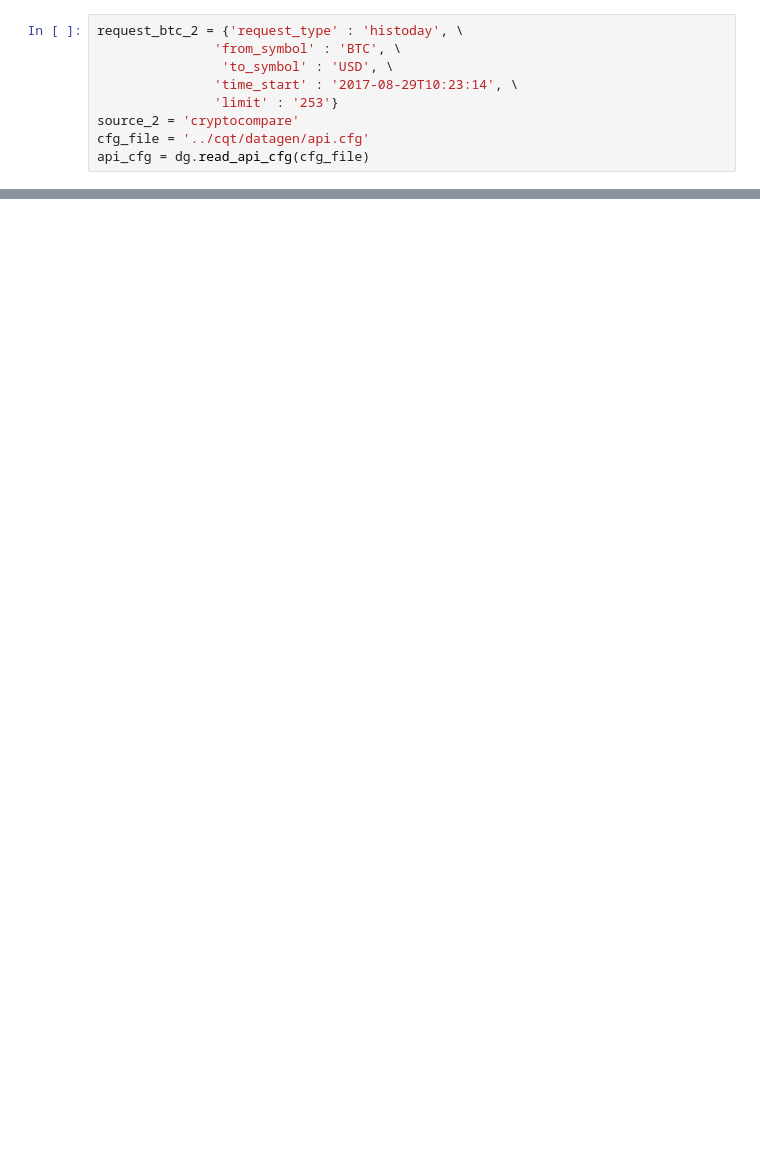
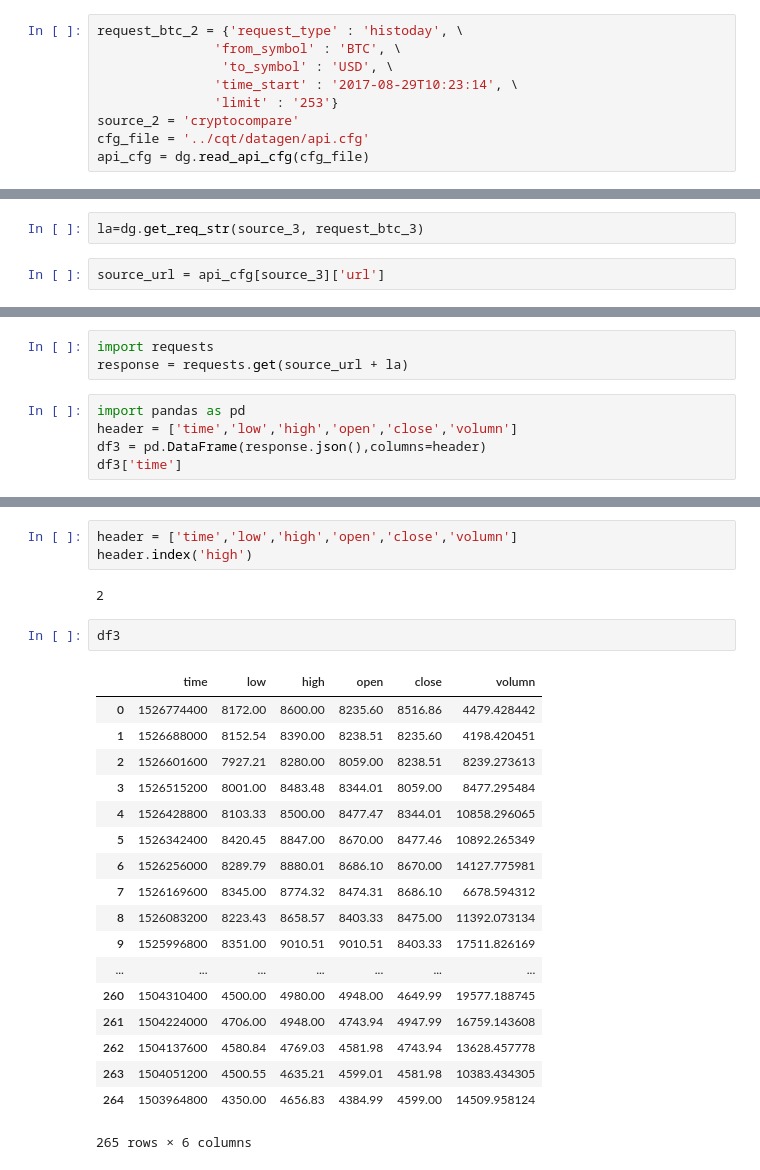
Before and after one commit to MasslessAI/crypto_index, a Jupyter notebook: notebooks/example_datagen_v2.ipynb, the cells around one changed output, grey strips where cells are left out. Saved outputs shown, nothing was run; the diff lists cells and outputs as text; blank space fills up the shorter version.

```diff
--- a/notebooks/example_datagen_v2.ipynb
+++ b/notebooks/example_datagen_v2.ipynb
@@ -51,0 +72,4 @@ https://min-api.cryptocompare.com/data/histoday?fsym=BTC&tsym=USD&limit=253&toTS
+# %%
+la=dg.get_req_str(source_3, request_btc_3)
+# %%
+source_url = api_cfg[source_3]['url']
@@ -51,0 +80,8 @@ https://min-api.cryptocompare.com/data/histoday?fsym=BTC&tsym=USD&limit=253&toTS
+# %%
+import requests
+response = requests.get(source_url + la)
+# %%
+import pandas as pd
+header = ['time','low','high','open','close','volumn']
+df3 = pd.DataFrame(response.json(),columns=header)
+df3['time']
@@ -51,0 +106,26 @@ https://min-api.cryptocompare.com/data/histoday?fsym=BTC&tsym=USD&limit=253&toTS
+# %%
+header = ['time','low','high','open','close','volumn']
+header.index('high')
+# %% [output]
+2
+# %%
+df3
+# %% [output]
+|  | time | low | high | open | close | volumn |
+| 0 | 1526774400 | 8172.00 | 8600.00 | 8235.60 | 8516.86 | 4479.428442 |
+| 1 | 1526688000 | 8152.54 | 8390.00 | 8238.51 | 8235.60 | 4198.420451 |
+| 2 | 1526601600 | 7927.21 | 8280.00 | 8059.00 | 8238.51 | 8239.273613 |
+| 3 | 1526515200 | 8001.00 | 8483.48 | 8344.01 | 8059.00 | 8477.295484 |
+| 4 | 1526428800 | 8103.33 | 8500.00 | 8477.47 | 8344.01 | 10858.296065 |
+| 5 | 1526342400 | 8420.45 | 8847.00 | 8670.00 | 8477.46 | 10892.265349 |
+| 6 | 1526256000 | 8289.79 | 8880.01 | 8686.10 | 8670.00 | 14127.775981 |
+| 7 | 1526169600 | 8345.00 | 8774.32 | 8474.31 | 8686.10 | 6678.594312 |
+| 8 | 1526083200 | 8223.43 | 8658.57 | 8403.33 | 8475.00 | 11392.073134 |
+| 9 | 1525996800 | 8351.00 | 9010.51 | 9010.51 | 8403.33 | 17511.826169 |
+| ... | ... | ... | ... | ... | ... | ... |
+| 260 | 1504310400 | 4500.00 | 4980.00 | 4948.00 | 4649.99 | 19577.188745 |
+| 261 | 1504224000 | 4706.00 | 4948.00 | 4743.94 | 4947.99 | 16759.143608 |
+| 262 | 1504137600 | 4580.84 | 4769.03 | 4581.98 | 4743.94 | 13628.457778 |
+| 263 | 1504051200 | 4500.55 | 4635.21 | 4599.01 | 4581.98 | 10383.434305 |
+| 264 | 1503964800 | 4350.00 | 4656.83 | 4384.99 | 4599.00 | 14509.958124 |
+265 rows × 6 columns
```
Also changed, not shown: parts of 5 cells of this notebook, 4 other files.
